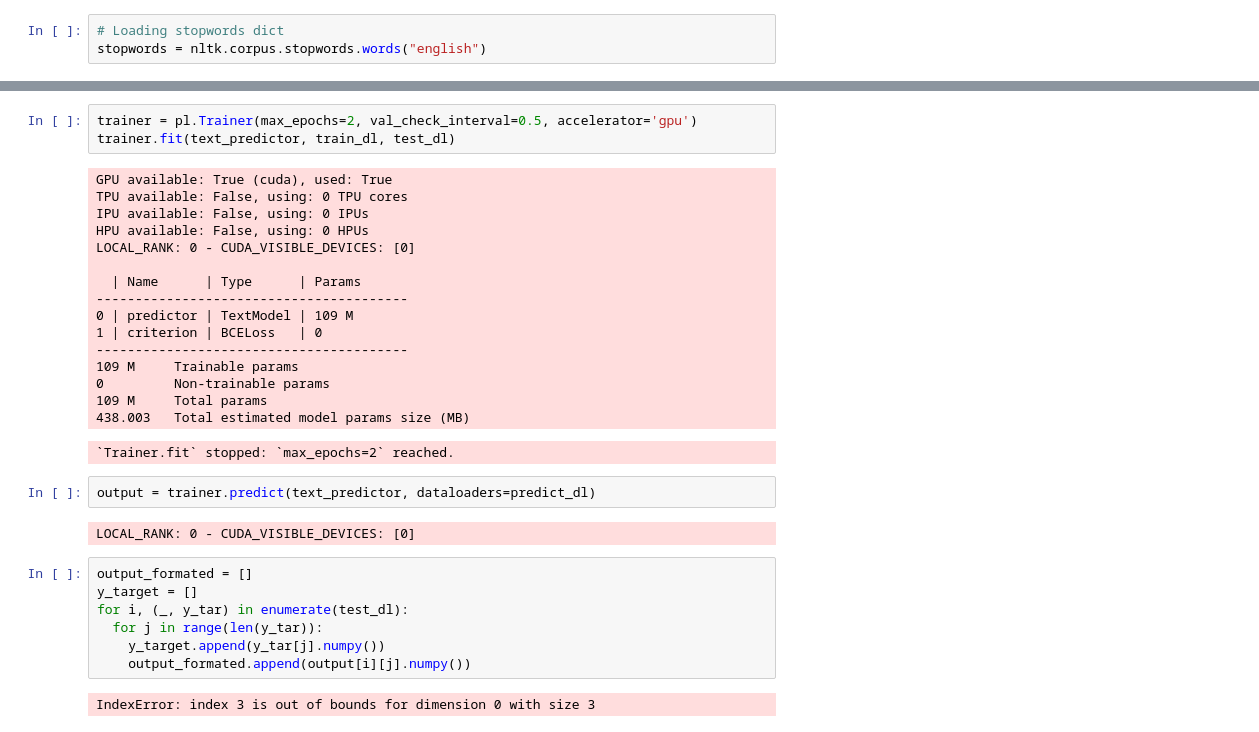
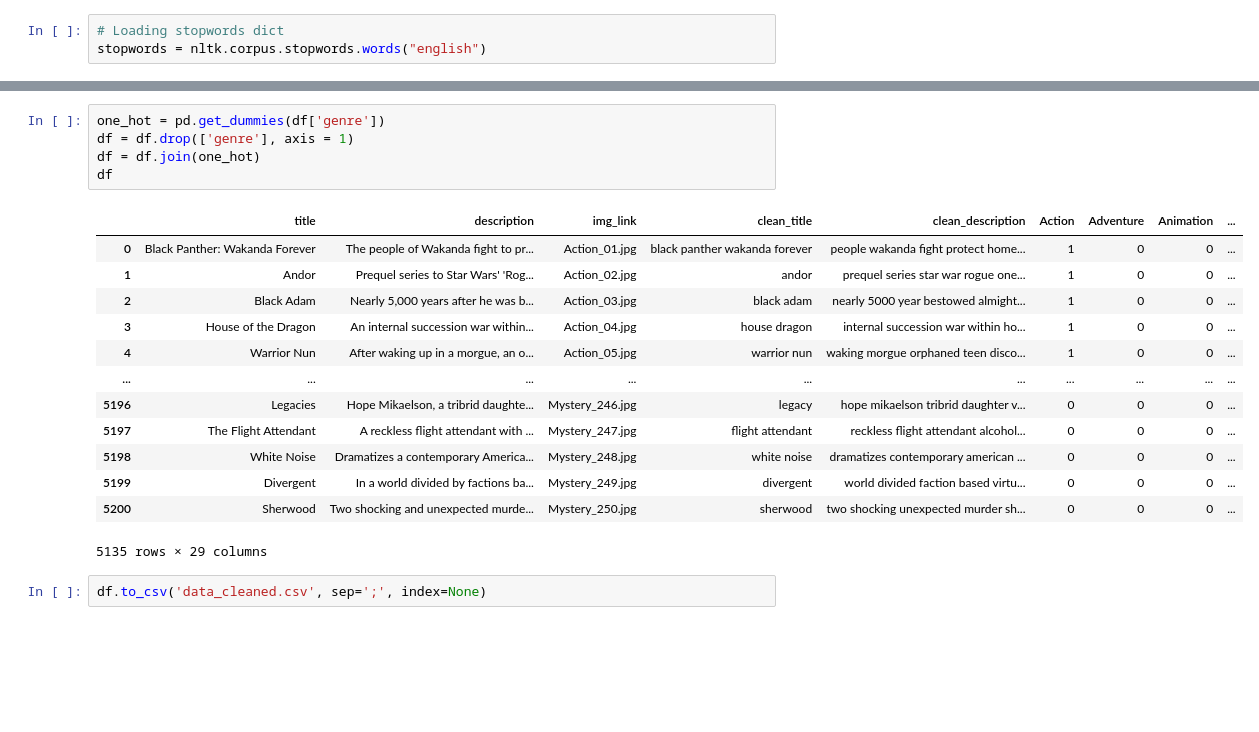
Before and after one commit to zer0deck/IndustrialML, a Jupyter notebook: Lab_2/preprocess_data.ipynb, the cells around one changed output, grey strips where cells are left out. Saved outputs shown, nothing was run; the diff lists cells and outputs as text; blank space fills up the shorter version.

```diff
--- a/Lab_2/preprocess_data.ipynb
+++ b/Lab_2/preprocess_data.ipynb
@@ -335,33 +120,21 @@ You should probably TRAIN this model on a down-stream task to be able to use it
-# %%
-trainer = pl.Trainer(max_epochs=2, val_check_interval=0.5, accelerator='gpu')
-trainer.fit(text_predictor, train_dl, test_dl)
-# %% [output]
-GPU available: True (cuda), used: True
-TPU available: False, using: 0 TPU cores
-IPU available: False, using: 0 IPUs
-HPU available: False, using: 0 HPUs
-LOCAL_RANK: 0 - CUDA_VISIBLE_DEVICES: [0]
-
-  | Name      | Type      | Params
-----------------------------------------
-0 | predictor | TextModel | 109 M
-1 | criterion | BCELoss   | 0
-----------------------------------------
-109 M     Trainable params
-0         Non-trainable params
-109 M     Total params
-438.003   Total estimated model params size (MB)
-`Trainer.fit` stopped: `max_epochs=2` reached.
-# %%
-output = trainer.predict(text_predictor, dataloaders=predict_dl)
-# %% [output]
-LOCAL_RANK: 0 - CUDA_VISIBLE_DEVICES: [0]
-# %%
-output_formated = []
-y_target = []
-for i, (_, y_tar) in enumerate(test_dl):
-  for j in range(len(y_tar)):
-    y_target.append(y_tar[j].numpy())
-    output_formated.append(output[i][j].numpy())
-# %% [output]
-IndexError: index 3 is out of bounds for dimension 0 with size 3
+# %%
+one_hot = pd.get_dummies(df['genre'])
+df = df.drop(['genre'], axis = 1)
+df = df.join(one_hot)
+df
+# %% [output]
+|  | title | description | img_link | clean_title | clean_description | Action | Adventure | Animation | ... |
+| 0 | Black Panther: Wakanda Forever | The people of Wakanda fight to pr... | Action_01.jpg | black panther wakanda forever | people wakanda fight protect home... | 1 | 0 | 0 | ... |
+| 1 | Andor | Prequel series to Star Wars' 'Rog... | Action_02.jpg | andor | prequel series star war rogue one... | 1 | 0 | 0 | ... |
+| 2 | Black Adam | Nearly 5,000 years after he was b... | Action_03.jpg | black adam | nearly 5000 year bestowed almight... | 1 | 0 | 0 | ... |
+| 3 | House of the Dragon | An internal succession war within... | Action_04.jpg | house dragon | internal succession war within ho... | 1 | 0 | 0 | ... |
+| 4 | Warrior Nun | After waking up in a morgue, an o... | Action_05.jpg | warrior nun | waking morgue orphaned teen disco... | 1 | 0 | 0 | ... |
+| ... | ... | ... | ... | ... | ... | ... | ... | ... | ... |
+| 5196 | Legacies | Hope Mikaelson, a tribrid daughte... | Mystery_246.jpg | legacy | hope mikaelson tribrid daughter v... | 0 | 0 | 0 | ... |
+| 5197 | The Flight Attendant | A reckless flight attendant with ... | Mystery_247.jpg | flight attendant | reckless flight attendant alcohol... | 0 | 0 | 0 | ... |
+| 5198 | White Noise | Dramatizes a contemporary America... | Mystery_248.jpg | white noise | dramatizes contemporary american ... | 0 | 0 | 0 | ... |
+| 5199 | Divergent | In a world divided by factions ba... | Mystery_249.jpg | divergent | world divided faction based virtu... | 0 | 0 | 0 | ... |
+| 5200 | Sherwood | Two shocking and unexpected murde... | Mystery_250.jpg | sherwood | two shocking unexpected murder sh... | 0 | 0 | 0 | ... |
+5135 rows × 29 columns
+# %%
+df.to_csv('data_cleaned.csv', sep=';', index=None)
```
Also changed, not shown: parts of 22 cells of this notebook.
